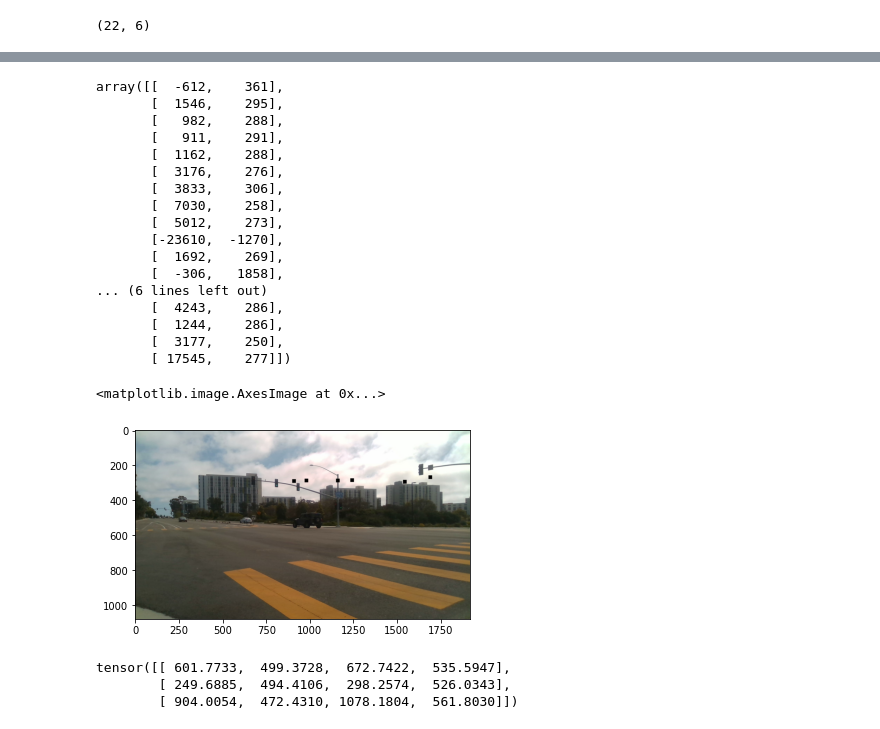
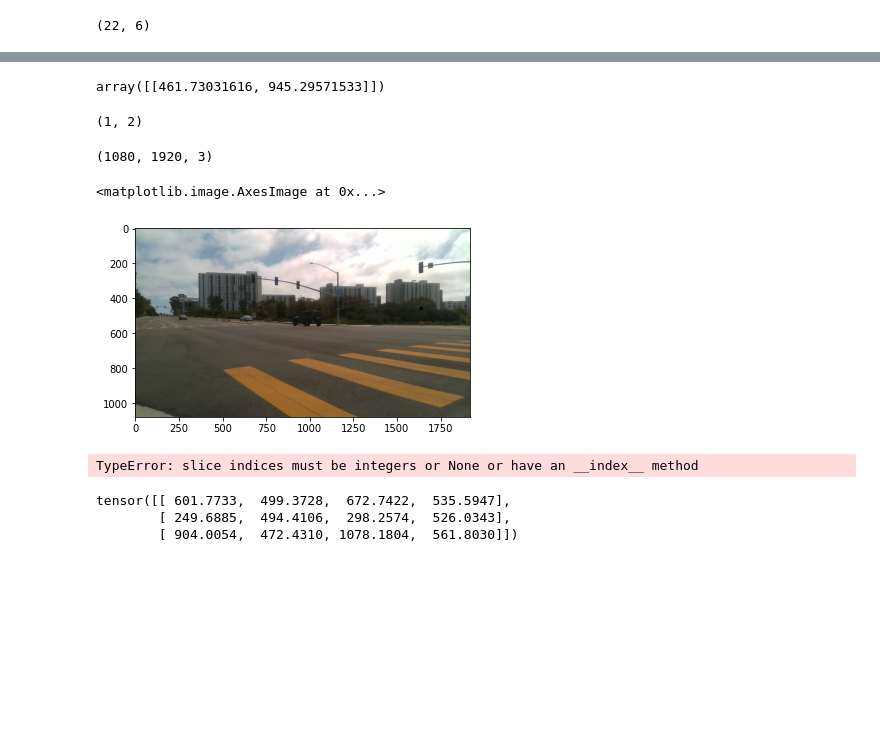
Before and after one commit to AidenHuang01/point_vis, a Jupyter notebook: projection/projection.ipynb, the cells around one changed output, grey strips where cells are left out. Cells and saved outputs as stored; diff of their text form; code cells hidden in the pictures; blank space fills up the shorter version.

```diff
--- a/projection/projection.ipynb
+++ b/projection/projection.ipynb
@@ -45,25 +65,11 @@ data = Astyx_Data()
 img = data.get_camera("0038")
 params = data.get_calibration_details()
 proj = astyx_projection(params)
-
-lidar_image = proj.lidar2CameraAstyx(box_point[:,:3])
-lidar_image = lidar_image.astype(int)
-lidar_image
+# lidar_image = proj.lidar2CameraAstyx(box_point[:,:3])
+lidar_image = lidar2CameraOurs(lidar_pc).T
-# %% [output]
-array([[  -612,    361],
-       [  1546,    295],
-       [   982,    288],
-       [   911,    291],
-       [  1162,    288],
-       [  3176,    276],
-       [  3833,    306],
-       [  7030,    258],
-       [  5012,    273],
-       [-23610,  -1270],
-       [  1692,    269],
-       [  -306,   1858],
-... (6 lines left out)
-       [  4243,    286],
-       [  1244,    286],
-       [  3177,    250],
-       [ 17545,    277]])
+# %%
+lidar_image = lidar_image.astype(int)
+lidar_image = lidar_image_1
+lidar_image
+# %% [output]
+array([[461.73031616, 945.29571533]])
@@ -70,3 +79,17 @@ array([[  -612,    361],
+# %%
+lidar_image.shape
+# %% [output]
+(1, 2)
+# %%
+img.shape
+# %% [output]
+(1080, 1920, 3)
+# %%
+img[450:470, 1630:1650, :] = 256
+plt.imshow(img)
+# %% [output]
+<matplotlib.image.AxesImage at 0x...>
+[figure, added]
 # %%
 # get empty canvas for img display
 # img = np.zeros((img.shape[0], img.shape[1], 3))
@@ -78,9 +101,9 @@ for i in range(lidar_image.shape[0]):
                     lidar_image[i,0]-radius : lidar_image[i,0]+radius+1,
                     :] = 256
 plt.imshow(img)
+img.shape
 # %% [output]
-<matplotlib.image.AxesImage at 0x...>
+TypeError: slice indices must be integers or None or have an __index__ method
-[figure, removed]
 # %%
 with open('boxes_2D.pickle', 'rb') as handle:
     boxes_2D = pickle.load(handle)
```
Also changed, not shown: parts of 5 cells of this notebook, 14 other files.
